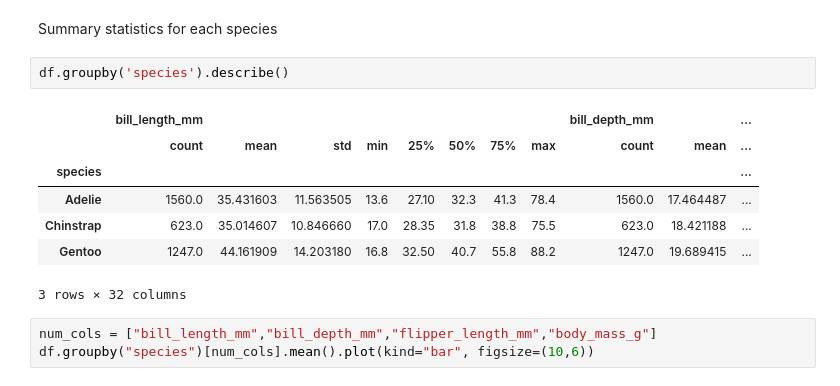
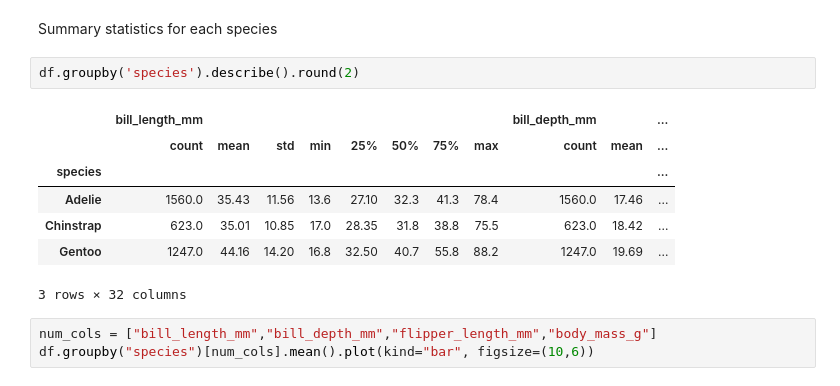
Before and after one commit to tb9757/Penguin-ML-Classification, a Jupyter notebook: jupyter_notebooks/1. ETL and EDA.ipynb, the cells around one changed output. Drawn from its saved outputs; the diff is of its cells as text.

```diff
--- a/jupyter_notebooks/1. ETL and EDA.ipynb
+++ b/jupyter_notebooks/1. ETL and EDA.ipynb
@@ -142,14 +142,14 @@ df.describe().round(2)
 # %% [markdown]
 Summary statistics for each species
 # %%
-df.groupby('species').describe()
+df.groupby('species').describe().round(2)
 # %% [output]
 |  | bill_length_mm |  |  |  |  |  |  |  | bill_depth_mm |  | ... |
 |  | count | mean | std | min | 25% | 50% | 75% | max | count | mean | ... |
 | species |  |  |  |  |  |  |  |  |  |  | ... |
-| Adelie | 1560.0 | 35.431603 | 11.563505 | 13.6 | 27.10 | 32.3 | 41.3 | 78.4 | 1560.0 | 17.464487 | ... |
-| Chinstrap | 623.0 | 35.014607 | 10.846660 | 17.0 | 28.35 | 31.8 | 38.8 | 75.5 | 623.0 | 18.421188 | ... |
-| Gentoo | 1247.0 | 44.161909 | 14.203180 | 16.8 | 32.50 | 40.7 | 55.8 | 88.2 | 1247.0 | 19.689415 | ... |
+| Adelie | 1560.0 | 35.43 | 11.56 | 13.6 | 27.10 | 32.3 | 41.3 | 78.4 | 1560.0 | 17.46 | ... |
+| Chinstrap | 623.0 | 35.01 | 10.85 | 17.0 | 28.35 | 31.8 | 38.8 | 75.5 | 623.0 | 18.42 | ... |
+| Gentoo | 1247.0 | 44.16 | 14.20 | 16.8 | 32.50 | 40.7 | 55.8 | 88.2 | 1247.0 | 19.69 | ... |
 3 rows × 32 columns
 # %%
 num_cols = ["bill_length_mm","bill_depth_mm","flipper_length_mm","body_mass_g"]
```
Also changed, not shown: parts of 2 cells of this notebook.
